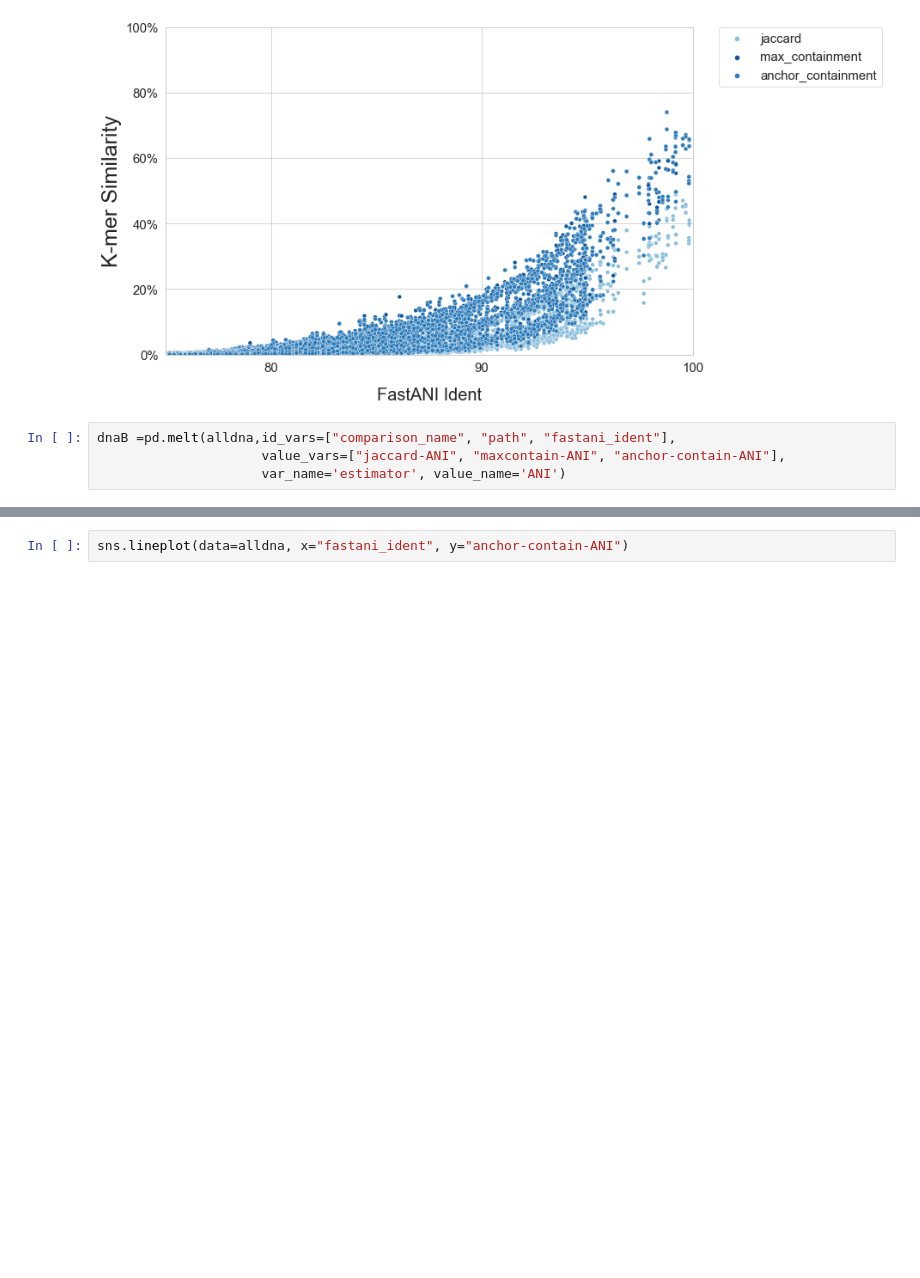
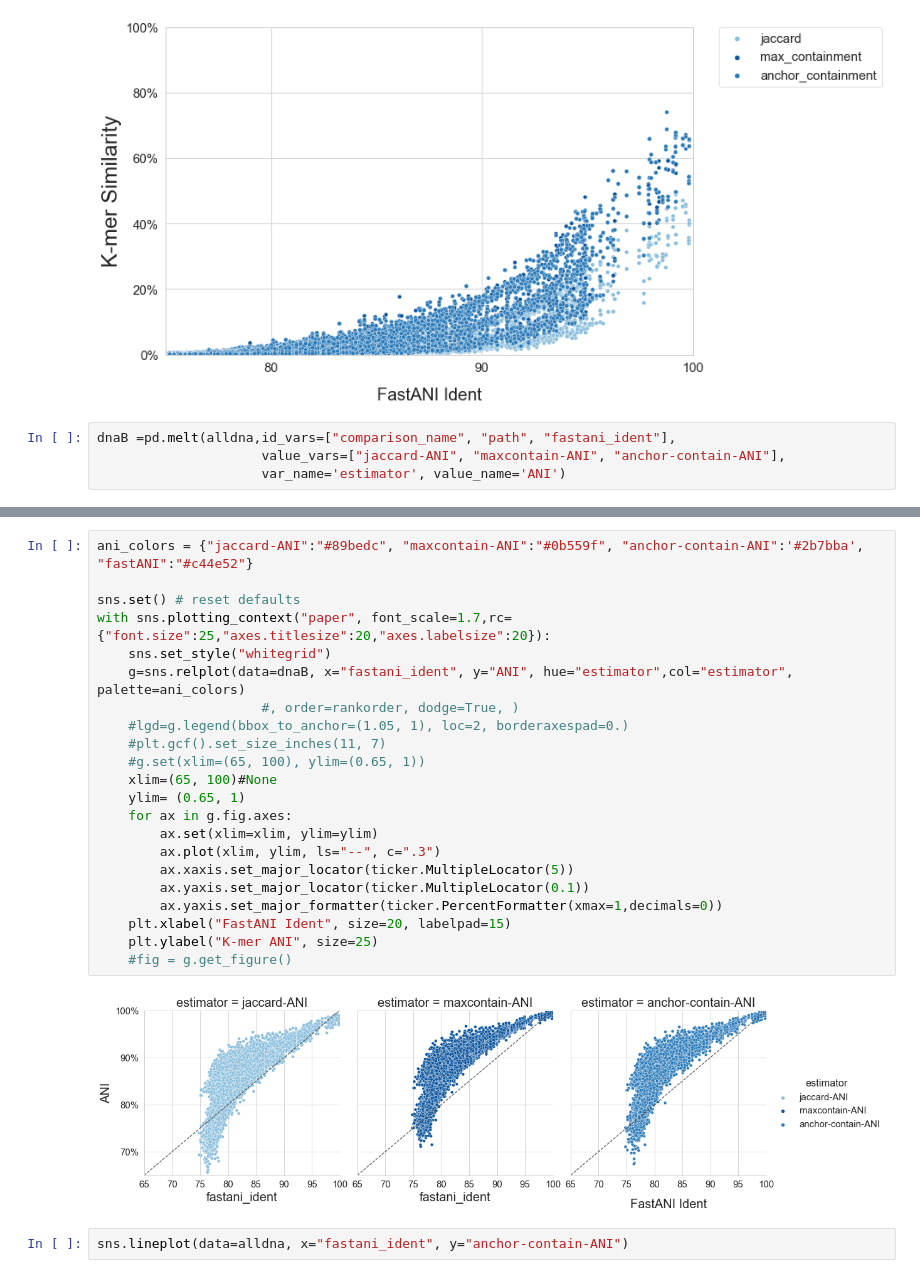
Before and after one commit to bluegenes/2020-dist-compare, a Jupyter notebook: notebooks/compare-ANI-AAI-estimation-to-current-tools.ipynb, the cells around one changed output, grey strips where cells are left out. Cells and saved outputs as stored; diff of their text form; blank space fills up the shorter version.

```diff
--- a/notebooks/compare-ANI-AAI-estimation-to-current-tools.ipynb
+++ b/notebooks/compare-ANI-AAI-estimation-to-current-tools.ipynb
@@ -799,3 +800,27 @@ with sns.plotting_context("paper", font_scale=1.7,rc={"font.size":25,"axes.title
+# %%
+ani_colors = {"jaccard-ANI":"#89bedc", "maxcontain-ANI":"#0b559f", "anchor-contain-ANI":'#2b7bba', "fastANI":"#c44e52"}
+
+sns.set() # reset defaults
+with sns.plotting_context("paper", font_scale=1.7,rc={"font.size":25,"axes.titlesize":20,"axes.labelsize":20}):
+    sns.set_style("whitegrid")
+    g=sns.relplot(data=dnaB, x="fastani_ident", y="ANI", hue="estimator",col="estimator", palette=ani_colors)
+                     #, order=rankorder, dodge=True, )
+    #lgd=g.legend(bbox_to_anchor=(1.05, 1), loc=2, borderaxespad=0.)
+    #plt.gcf().set_size_inches(11, 7)
+    #g.set(xlim=(65, 100), ylim=(0.65, 1))
+    xlim=(65, 100)#None
+    ylim= (0.65, 1)
+    for ax in g.fig.axes:
+        ax.set(xlim=xlim, ylim=ylim)
+        ax.plot(xlim, ylim, ls="--", c=".3")
+        ax.xaxis.set_major_locator(ticker.MultipleLocator(5))
+        ax.yaxis.set_major_locator(ticker.MultipleLocator(0.1))
+        ax.yaxis.set_major_formatter(ticker.PercentFormatter(xmax=1,decimals=0))
+    plt.xlabel("FastANI Ident", size=20, labelpad=15)
+    plt.ylabel("K-mer ANI", size=25)
+    #fig = g.get_figure()
+# %% [output]
+[figure, added]
 # %%
 sns.lineplot(data=alldna, x="fastani_ident", y="anchor-contain-ANI")
 # %% [output]
```
Also changed, not shown: parts of 22 cells of this notebook, 2 other files.
